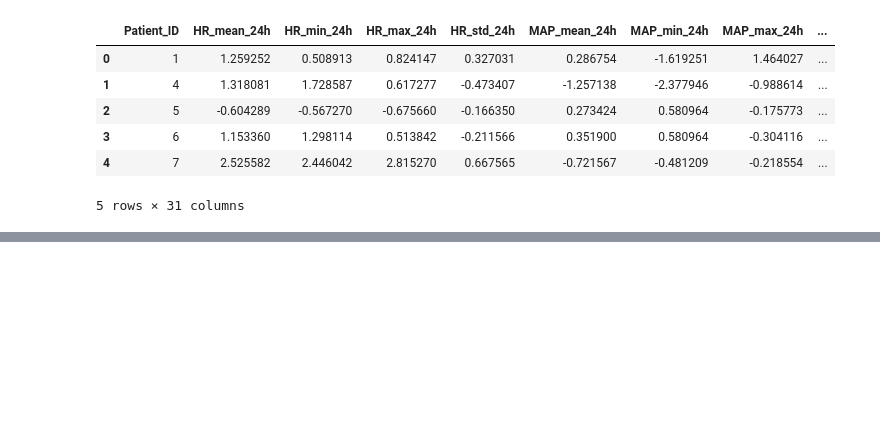
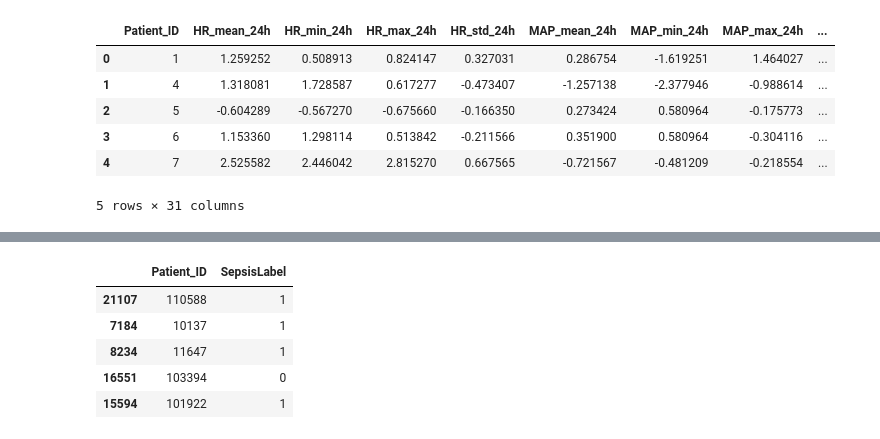
Before and after one commit to chaitralikher/agentic-sepsis-patient-similarity, a Jupyter notebook: notebooks/feature_engineering_time_windows.ipynb, the cells around one changed output, grey strips where cells are left out. Cells and saved outputs as stored; diff of their text form; code cells hidden in the pictures; blank space fills up the shorter version.

```diff
--- a/notebooks/feature_engineering_time_windows.ipynb
+++ b/notebooks/feature_engineering_time_windows.ipynb
@@ -271,0 +423,9 @@ patient_features.to_csv(
+# %%
+get_similar_patients(patient_features.iloc[6]['Patient_ID'])
+# %% [output]
+|  | Patient_ID | SepsisLabel |
+| 21107 | 110588 | 1 |
+| 7184 | 10137 | 1 |
+| 8234 | 11647 | 1 |
+| 16551 | 103394 | 0 |
+| 15594 | 101922 | 1 |
```
Also changed, not shown: parts of 23 cells of this notebook, 2 other files.
